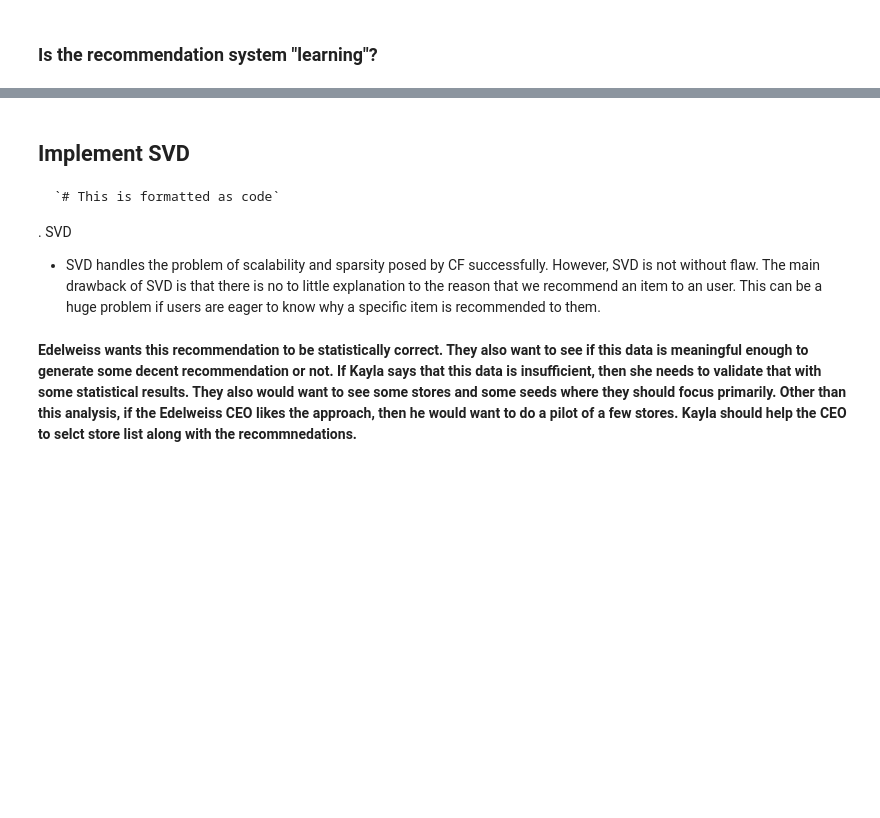
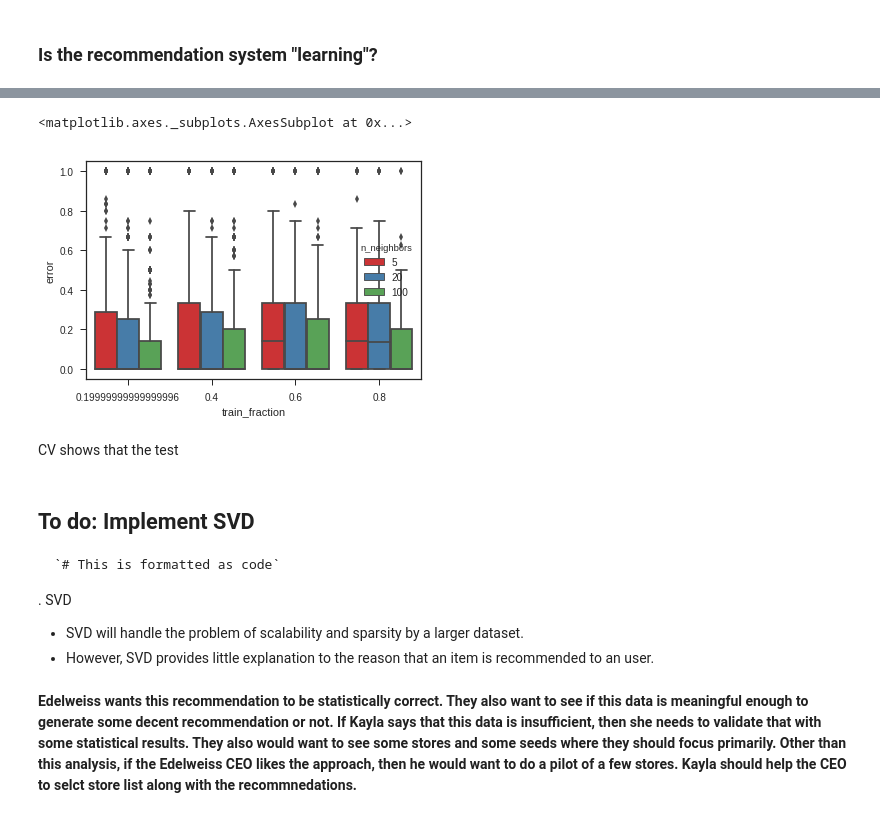
Before and after one commit to juggernautTress/Edelweiss, a Jupyter notebook: Analysis.ipynb, the cells around one changed output, grey strips where cells are left out. Cells and saved outputs as stored; diff of their text form; code cells hidden in the pictures; blank space fills up the shorter version.

````diff
--- a/Analysis.ipynb
+++ b/Analysis.ipynb
@@ -384,0 +366,21 @@ To do:
+# %%
+print ("Cross Validate")
+threshold=0.5; k=20
+CV = pd.DataFrame()
+proportions = [.8,.6,.4,.2]
+for test_fraction in proportions:
+  print (" \t testing ",test_fraction,"of data...")
+  for n_neighbors in [5,10,30]:
+    print (" \t\t n_neighbors=",n_neighbors)
+    rs = ShuffleSplit(n_splits=1,test_size=test_fraction,random_state=44)
+    X = flwseeds.drop(columns=["Total","STORE CODE"]) ## resetting X
+    split_index = rs.split(X)
+    train_index,test_index = list(split_index)[0]
+    X_train1 = X.iloc[train_index]
+    X_test1 = X.iloc[test_index]
+    X_test_STORECODE1 = flwseeds.iloc[test_index]["STORE CODE"]
+    neigh1 = NearestNeighbors(n_neighbors=n_neighbors).fit(X_train1)
+    CV_ = CrossValidate(threshold,k,data_fraction=test_fraction,\
+              inputs=[neigh1,X_train1,X_test1,X_test_STORECODE1])
+    CV_["n_neighbors"] = [n_neighbors]*CV_.shape[0]
+    CV = CV.append(CV_)
@@ -384,0 +400,15 @@ To do:
+# %%
+'''
+mse =[]
+for test_fraction in proportions:
+  _mse = CV[CV["test_fraction"] == test_fraction]["error"] **2
+  mse.append(_mse.mean())
+plt.plot(proportions,mse,'ro')
+'''
+sns.boxplot(x="train_fraction",y="error",hue="n_neighbors",\
+                      data=CV,palette="Set1")
+# %% [output]
+<matplotlib.axes._subplots.AxesSubplot at 0x...>
+[figure, added]
+# %% [markdown]
+CV shows that the test
@@ -385,9 +417,10 @@ To do:
 # %% [markdown]
-## Implement SVD
+## To do: Implement SVD
 
 ```
 `# This is formatted as code`
 ```
 
 . SVD
-* SVD handles the problem of scalability and sparsity posed by CF successfully. However, SVD is not without flaw. The main drawback of SVD is that there is no to little explanation to the reason that we recommend an item to an user. This can be a huge problem if users are eager to know why a specific item is recommended to them.
+* SVD will handle the problem of scalability and sparsity by  a larger dataset.
+*  However, SVD provides little explanation to the reason that an item is recommended to an user.
````
Also changed, not shown: parts of 17 cells of this notebook.
